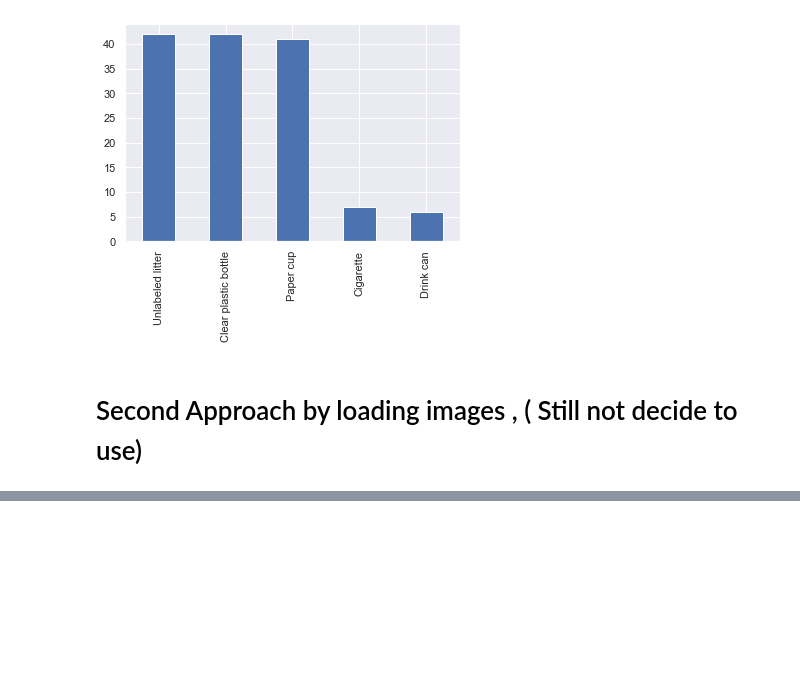
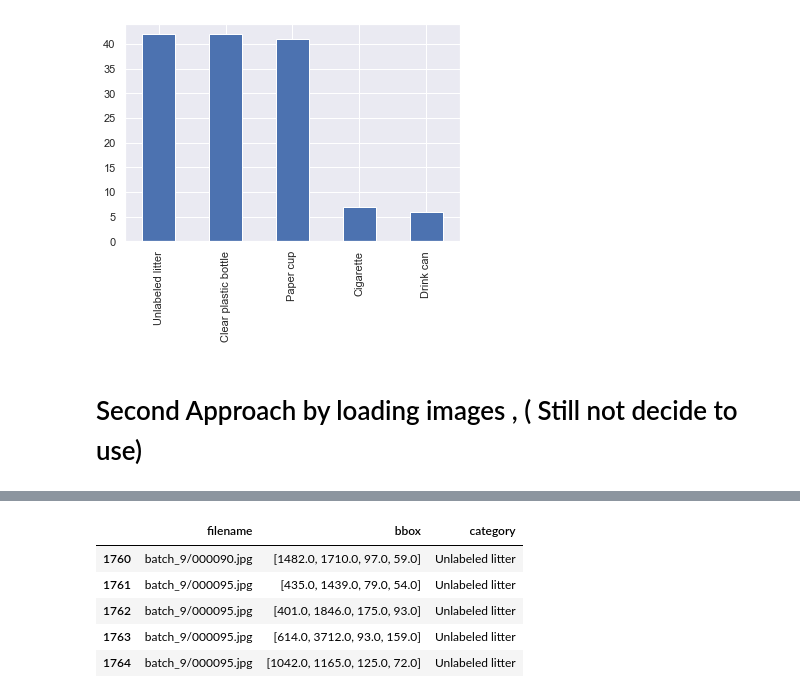
Before and after one commit to zhimg/Trash-Image-Classification-System-using-Machine-Learning-and-Deep-Learning-Algorithms, a Jupyter notebook: trash_classification.ipynb, the cells around one changed output, grey strips where cells are left out. Saved outputs shown, nothing was run; the diff lists cells and outputs as text; code cells hidden in the pictures; blank space fills up the shorter version.

```diff
--- a/trash_classification.ipynb
+++ b/trash_classification.ipynb
@@ -399,0 +346,9 @@ batch1_df
+# %%
+trash_df.tail()
+# %% [output]
+|  | filename | bbox | category |
+| 1760 | batch_9/000090.jpg | [1482.0, 1710.0, 97.0, 59.0] | Unlabeled litter |
+| 1761 | batch_9/000095.jpg | [435.0, 1439.0, 79.0, 54.0] | Unlabeled litter |
+| 1762 | batch_9/000095.jpg | [401.0, 1846.0, 175.0, 93.0] | Unlabeled litter |
+| 1763 | batch_9/000095.jpg | [614.0, 3712.0, 93.0, 159.0] | Unlabeled litter |
+| 1764 | batch_9/000095.jpg | [1042.0, 1165.0, 125.0, 72.0] | Unlabeled litter |
```
Also changed, not shown: parts of 27 cells of this notebook.
